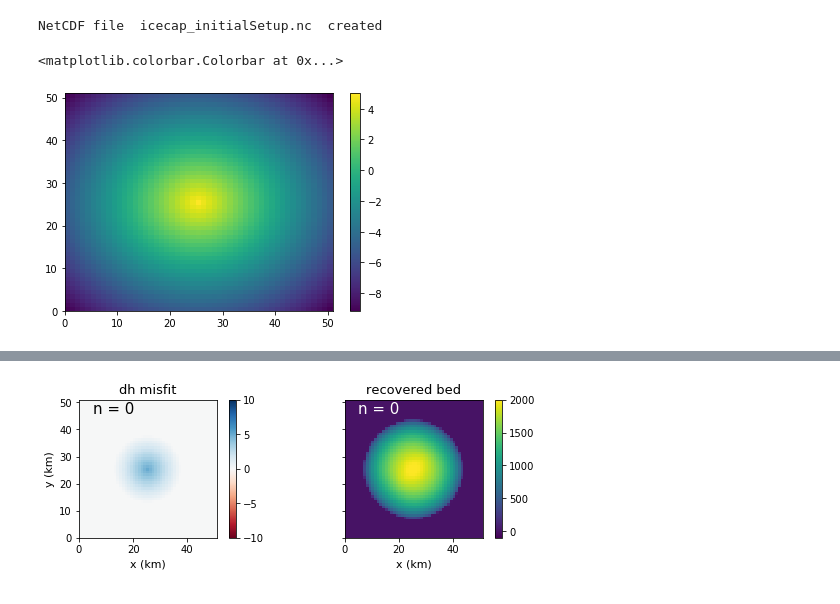
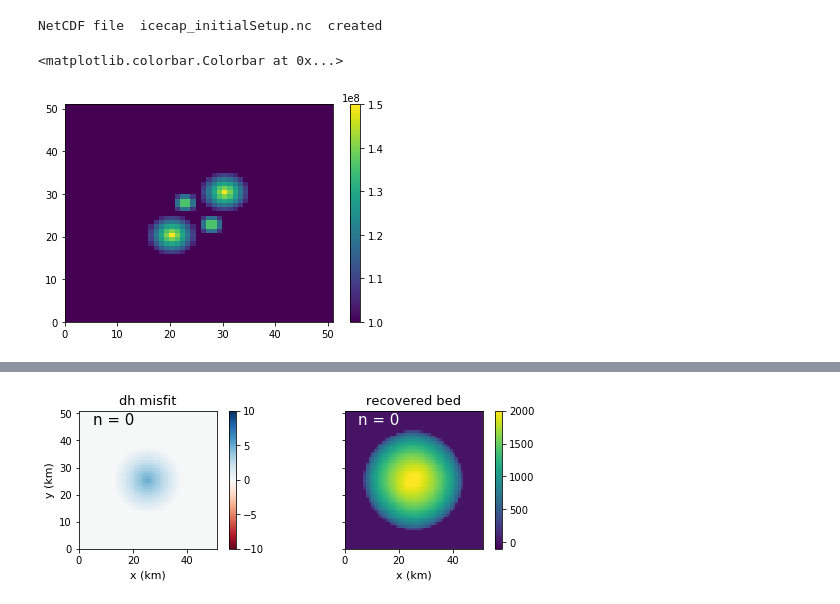
Before and after one commit to hahohe1892/thick_inv, a Jupyter notebook: icecap.ipynb, the cells around one changed output, grey strips where cells are left out. Cells and saved outputs as stored; diff of their text form; code cells hidden in the pictures.

Commit message:
first experiment to recover basal friction; seems to work

```diff
--- a/icecap.ipynb
+++ b/icecap.ipynb
@@ -108,6 +113,7 @@ nycenter = int(np.floor(0.5 * ny))
 
 surf = np.ones((ny, nx))
 topg = np.zeros((ny, nx))
+tauc = np.zeros((ny, nx))
 ice_surface_temp = np.ones((ny, nx))*268.15
 precip = np.zeros((ny, nx))
 land_ice_area_fraction_retreat = np.ones_like(topg)
@@ -121,7 +127,7 @@ for i in range(0, nx):
         dist2c = ((2*(x[i])+Lx/5)**2+(2*(y[j])-Ly/5)**2)**0.5
         dist2d = ((2*(x[i])-Lx/5)**2+(2*(y[j])+Ly/5)**2)**0.5
         # add 10k to topography to prevent floating ice
-        topg[i, j] = 10000 + np.maximum(500*(1-dist2a*5/Lx),0)+np.maximum(500*(1-dist2b*5/Lx),0)+np.maximum(500*(1-dist2c*5/Lx),0)+np.maximum(500*(1-dist2d*5/Lx),0)
+        tauc[i, j] = 1e5*(1000 + np.maximum(500*(1-dist2a*5/Lx),0)+np.maximum(500*(1-dist2b*5/Lx),0)+np.maximum(500*(1-dist2c*5/Lx),0)+np.maximum(500*(1-dist2d*5/Lx),0))
         precip[i, j] = 5 *(1-(dist*2/Lx))
         surf[i,j] = topg[i,j]+1
 
@@ -164,7 +170,12 @@ vars = {'y':    ['m',
                                             "maximum ice extent mask",
                                             "",
                                             -1,
-                                            land_ice_area_fraction_retreat]
+                                            land_ice_area_fraction_retreat],
+        'tauc': ['Pa',
+                 'yield stress for basal till (plastic or pseudo-plastic model)',
+                 'yield stress',
+                 0.0,
+                 tauc],
         }
 
 ##### define dimensions in NetCDF file #####
@@ -194,11 +205,11 @@ create_nc_input(vars, WRIT_FILE)
 NetCDF file  icecap_initialSetup.nc  created
 # %%
 fig, axes = plt.subplots()
-colors = plt.pcolor(precip, axes=axes)
+colors = plt.pcolor(tauc, axes=axes)
 fig.colorbar(colors)
 # %% [output]
 <matplotlib.colorbar.Colorbar at 0x...>
-[figure, old version]
+[figure, new version]
 # %%
 def create_script(forward_or_iteration):
     print("""#!/bin/bash
```
Also changed, not shown: parts of 11 cells of this notebook.
